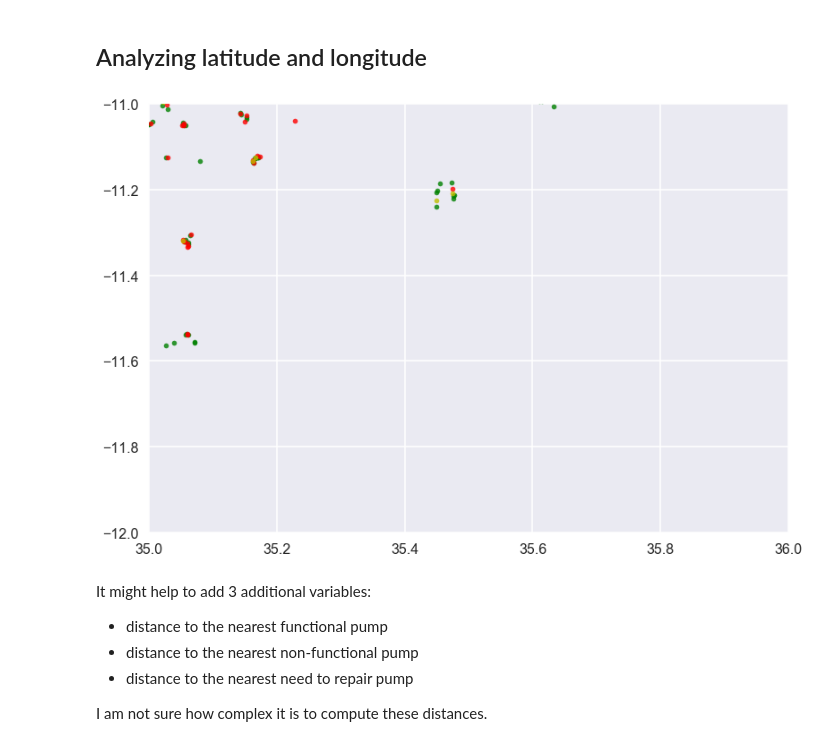
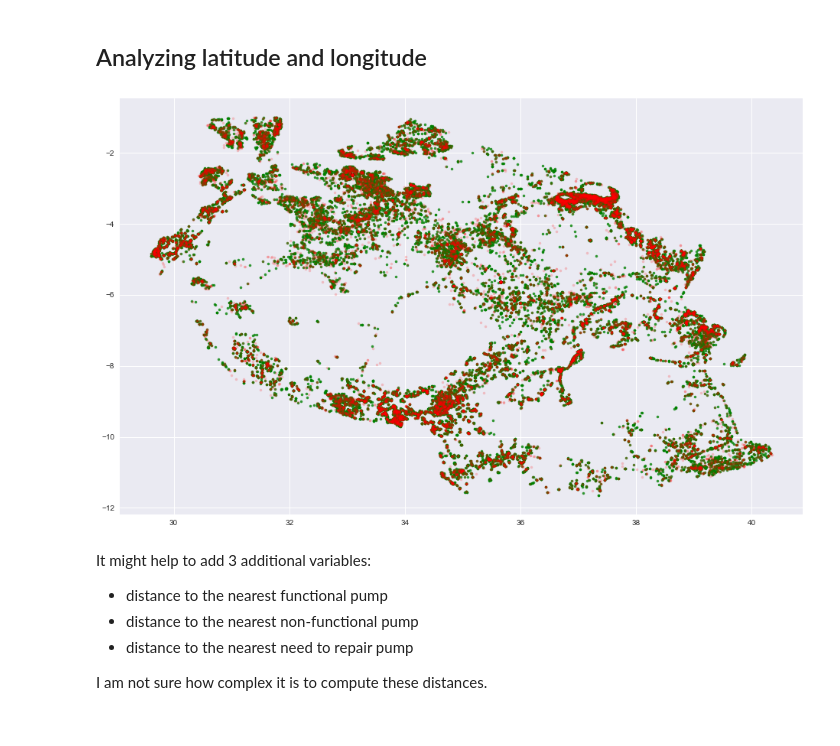
Before and after one commit to msekhar12/MSDA_Final, a Jupyter notebook: EDA.ipynb, the cells around one changed output. Drawn from its saved outputs; the diff is of its cells as text; code cells hidden in the pictures.

Commit message:
Handling Lat-Long values

```diff
--- a/EDA.ipynb
+++ b/EDA.ipynb
@@ -60,7 +60,16 @@ training_labels.shape
 # %% [markdown]
 Let us combine the training_labels and training_values, to form training_data dataframe.
 # %%
-training_data = training_values.join(training_labels,on=["id"],
+training_values.index = list(training_values['id'])
+training_labels.index = list(training_labels['id'])
+training_values.drop(["id"],axis=1,inplace=True)
+training_labels.drop(["id"],axis=1,inplace=True)
+
+training_data=training_values.join(training_labels,
                      how='inner',lsuffix='_values',
-                     rsuffix='labels').drop('id_values',axis=1)
-training_data.head()
+                     rsuffix='labels')
+
+#training_data = training_values.join(training_labels,on=["id"],
+#                     how='left',lsuffix='_values',
+#                     rsuffix='labels').drop('id_values',axis=1)
+#training_data.head()
@@ -1275,21 +1264,24 @@ Decide by CV method
 # %%
 df['population'].replace(to_replace=25,value=0,inplace=True)
 # %%
+plt.figure(figsize=(16,10))
+
 plt.plot(df[df['status_group']=='functional']['longitude_new'],
         df[df['status_group']=='functional']['latitude_new'],color='g',linestyle='none',marker='.',alpha=0.8)
 
 plt.plot(df[df['status_group']=='non functional']['longitude_new'],
-        df[df['status_group']=='non functional']['latitude_new'],color='r',linestyle='none',marker='.',alpha=0.8)
+        df[df['status_group']=='non functional']['latitude_new'],color='r',linestyle='none',marker='.',alpha=0.2)
 
-plt.plot(df[df['status_group']=='functional needs repair']['longitude_new'],
-        df[df['status_group']=='functional needs repair']['latitude_new'],color='y',linestyle='none',marker='.',alpha=0.8)
+#plt.plot(df[df['status_group']=='functional needs repair']['longitude_new'],
+#        df[df['status_group']=='functional needs repair']['latitude_new'],color='y',linestyle='none',marker='.',alpha=0.8)
 #plt.ylim(-2.5,-2.4)
 #plt.xlim(30.5,30.75)
-plt.ylim(-12,-11)
-plt.xlim(35,36)
+#plt.ylim(-12,-11)
+#plt.xlim(35,36)
+
 plt.show()
 # %% [output]
-[figure, old version]
+[figure, new version]
 # %% [markdown]
 It might help to add 3 additional variables:
 * distance to the nearest functional pump
```
Also changed, not shown: parts of 74 cells of this notebook, 5 other files.
